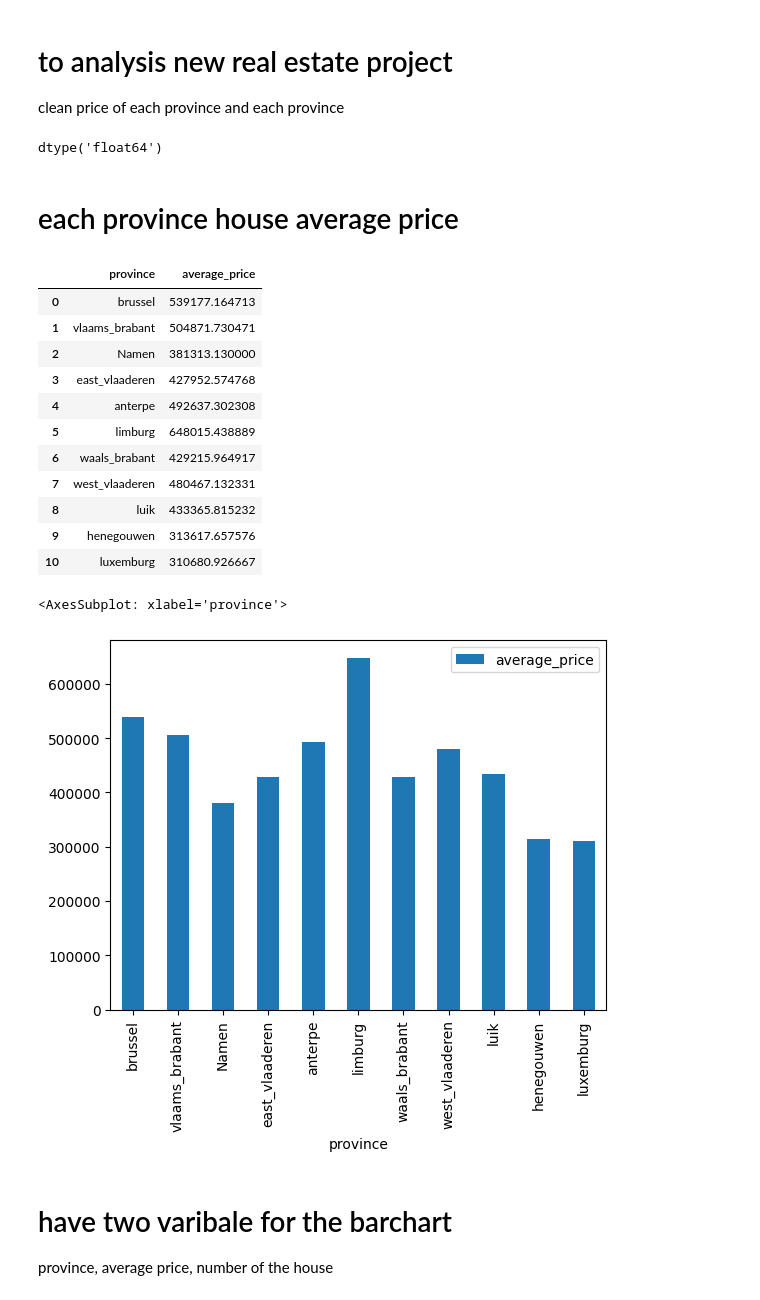
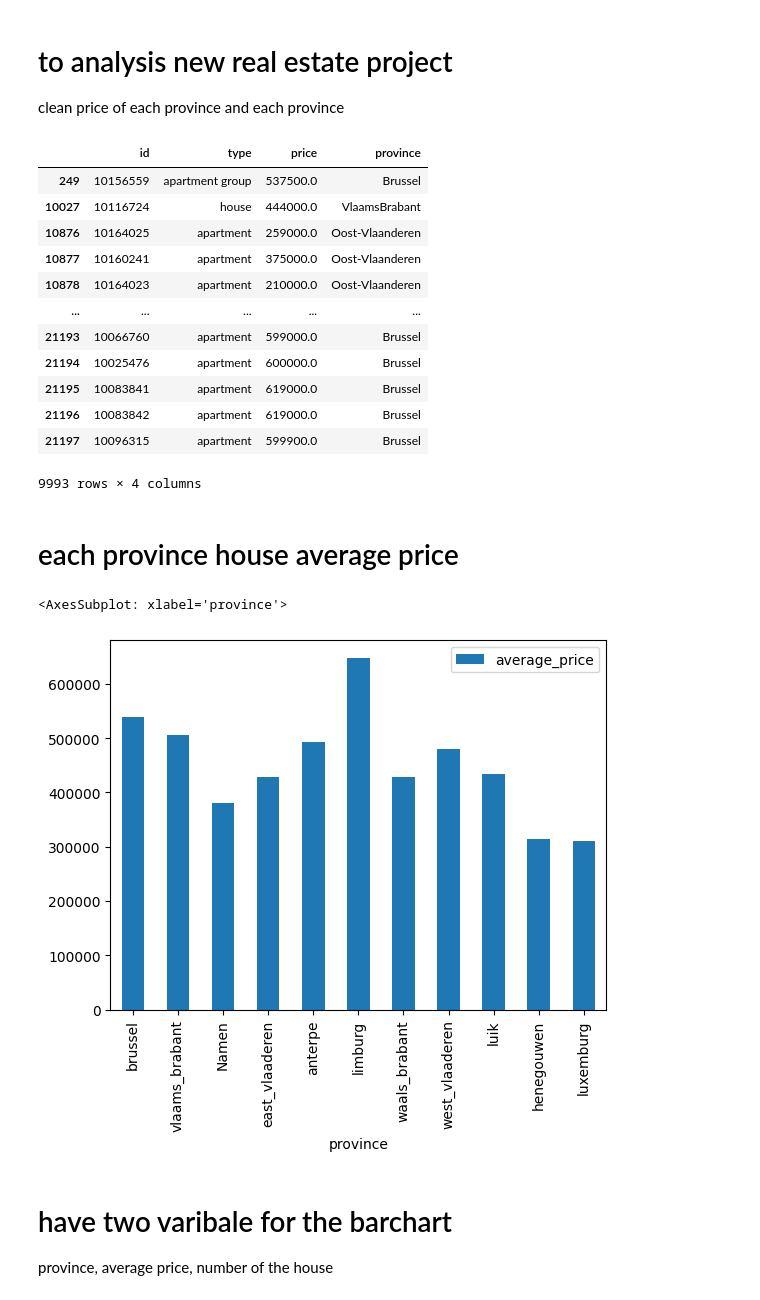
Before and after one commit to duckduckyaya/real-estate-price-prediction, a Jupyter notebook: data-acquisition/cleaning-data.ipynb, the cells around one changed output. Drawn from its saved outputs; the diff is of its cells as text; code cells hidden in the pictures.

```diff
--- a/data-acquisition/cleaning-data.ipynb
+++ b/data-acquisition/cleaning-data.ipynb
@@ -110,32 +112,47 @@ clean price of each province and each province
 # %%
 
 #filter price with only range cell
 dataset_5 = pd.DataFrame(dataset_4)
 dataset_5 = (dataset_5[dataset_5['price'].str.contains('-')])
 
 # convert 1 column price range with two column
 dataset_6 = dataset_5['price'].str.split('-', expand=True)
 dataset_6.columns = ['min_price', 'max_price']
 
 # change object type to float
 dataset_6 = dataset_6.astype({'min_price': 'float', 'max_price': 'float'})
 
 # get mean value of each row
 dataset_6['average_price'] = dataset_6[['min_price', 'max_price']].mean(axis=1)
 
 # combine two dataframes without duplicate
 dataset_7 = pd.concat([dataset_4, dataset_6], axis=1)
 dataset_7 = dataset_7.loc[:, ~dataset_7.columns.duplicated()].copy()
 dataset_7 = dataset_7[['id','type', 'average_price', 'province']]
 # replace average nan value to actual value
 dataset_7['average_price'] = dataset_7['average_price'].fillna(dataset_4['price'])
 dataset_7.rename(columns={'average_price': 'price'}, inplace=True)
 dataset_7['price'] = pd.to_numeric(dataset_7['price'], errors='coerce')
 
-display(dataset_7['price'].dtype)
+# with bedroom number price
+
+
+display(dataset_7)
 # dataset_7.to_csv('cleanData.csv')
 # %% [output]
+|  | id | type | price | province |
+| 249 | 10156559 | apartment group | 537500.0 | Brussel |
+| 10027 | 10116724 | house | 444000.0 | VlaamsBrabant |
+| 10876 | 10164025 | apartment | 259000.0 | Oost-Vlaanderen |
+| 10877 | 10160241 | apartment | 375000.0 | Oost-Vlaanderen |
+| 10878 | 10164023 | apartment | 210000.0 | Oost-Vlaanderen |
+| ... | ... | ... | ... | ... |
+| 21193 | 10066760 | apartment | 599000.0 | Brussel |
+| 21194 | 10025476 | apartment | 600000.0 | Brussel |
+| 21195 | 10083841 | apartment | 619000.0 | Brussel |
+| 21196 | 10083842 | apartment | 619000.0 | Brussel |
+| 21197 | 10096315 | apartment | 599900.0 | Brussel |
-dtype('float64')
+9993 rows × 4 columns
 # %% [markdown]
 # each province house average price
 # %%
@@ -197,23 +214,19 @@ luxemburg_values = luxemburg_values['price'].mean()
 
 province_data = [['brussel', brussel_values], ['vlaams_brabant', vlaams_brabant_values], ['Namen' ,Namen_values], ['east_vlaaderen', east_vla_values], ['anterpe', antwep_values], ['limburg', limburg_values], ['waals_brabant', waals_brabant], ['west_vlaaderen', west_vla_values], ['luik', luik_values], ['henegouwen', Henegouwen_values], ['luxemburg', luxemburg_values]]
 province_dataframe = pd.DataFrame(province_data, columns=['province', 'average_price'])
-display(province_dataframe)
 
 # visualize with matlab
 province_dataframe.plot(x='province', y='average_price', kind='bar')
+
+# #scatter graph
+# # change type to apartment and house
+# dataset_7['type'] = dataset_7['type'].replace(['apartment group'], 'apartment')
+# dataset_7['type'] = dataset_7['type'].replace(['house group'], 'house')
+# dataset_7 = dataset_7[dataset_7['type'] != 'type']
+# # display(dataset_7)
+# plt.figure(figsize=(30,20), dpi=100)
+# sns.scatterplot(x=dataset_7['price'], y=dataset_7['price'], data=dataset_7, hue='type', style='type')
 # %% [output]
-|  | province | average_price |
-| 0 | brussel | 539177.164713 |
-| 1 | vlaams_brabant | 504871.730471 |
-| 2 | Namen | 381313.130000 |
-| 3 | east_vlaaderen | 427952.574768 |
-| 4 | anterpe | 492637.302308 |
-| 5 | limburg | 648015.438889 |
-| 6 | waals_brabant | 429215.964917 |
-| 7 | west_vlaaderen | 480467.132331 |
-| 8 | luik | 433365.815232 |
-| 9 | henegouwen | 313617.657576 |
-| 10 | luxemburg | 310680.926667 |
 <AxesSubplot: xlabel='province'>
 [figure]
 # %% [markdown]
```
Also changed, not shown: parts of 3 cells of this notebook.
